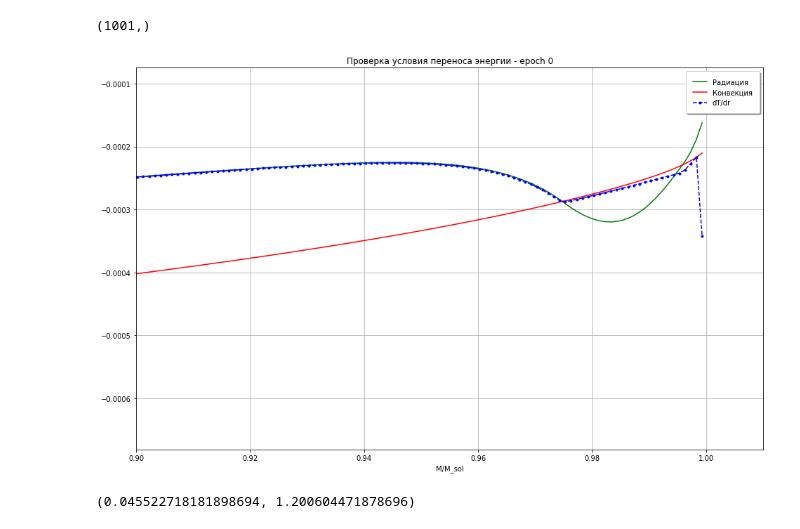
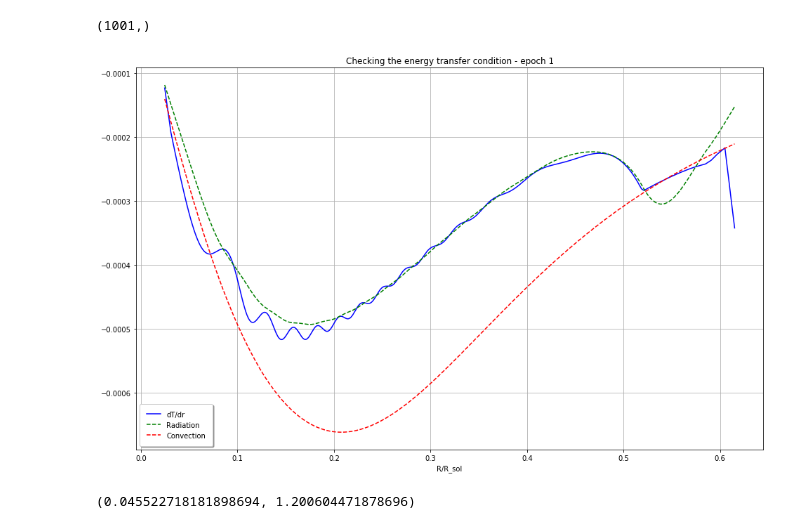
Before and after one commit to boangri/StarModels, a Jupyter notebook: VarModel.ipynb, the cells around one changed output. Cells and saved outputs as stored; diff of their text form; code cells hidden in the pictures.

```diff
--- a/VarModel.ipynb
+++ b/VarModel.ipynb
@@ -43,7 +38,7 @@ def load_model(epoch):
 #     filename = 'FromCenter/1epoch%.02d.csv' % epoch
     filename = 'Mass/3epoch%.02d.csv' % epoch
     return pd.read_csv(filename)
-epoch = 0
+epoch = 1
 df1 = load_model(epoch)
 dimM = len(df1.index)
 df1
@@ -188,23 +184,24 @@ db.shape
 # %%
 m1 = m[1:-1]/s.M
 r1 = r[1:-1]/s.R
 b1 = br[1:-1]
 b2 = bc[1:-1]
 db1 = db[1:-1]
 plt.figure(figsize=(16, 10))
 ax = plt.axes()
-plt.plot(m1, b1, color='green', label='Радиация')
-plt.plot(m1, b2, color='red', label='Конвекция')
-plt.plot(m1, db1, '--', marker='.', color='blue', label='dT/dr')
-plt.xlim(0.9,1.01)
+plt.plot(r1, db1, '-', color='blue', label='dT/dr')
+plt.plot(r1, b1, '--', color='green', label='Radiation')
+plt.plot(r1, b2, '--', color='red', label='Convection')
+# plt.xlim(0.,.1)
+# plt.xlim(0.9,1.01)
 # plt.ylim(-0.1, 0.1)
-plt.xlabel('M/M_sol')
+plt.xlabel('R/R_sol')
 plt.ylabel('')
-plt.title('Проверка условия переноса энергии - epoch %d' % epoch)
+plt.title('Checking the energy transfer condition - epoch %d' % epoch)
 ax.grid(b=True, which='both')
 ax.legend(fancybox=True, framealpha=1, shadow=True, borderpad=1);
 # %% [output]
-[figure, old version]
+[figure, new version]
 # %%
 sa = 0
 sb = 0
```
Also changed, not shown: parts of 5 cells of this notebook, 4 other files.
